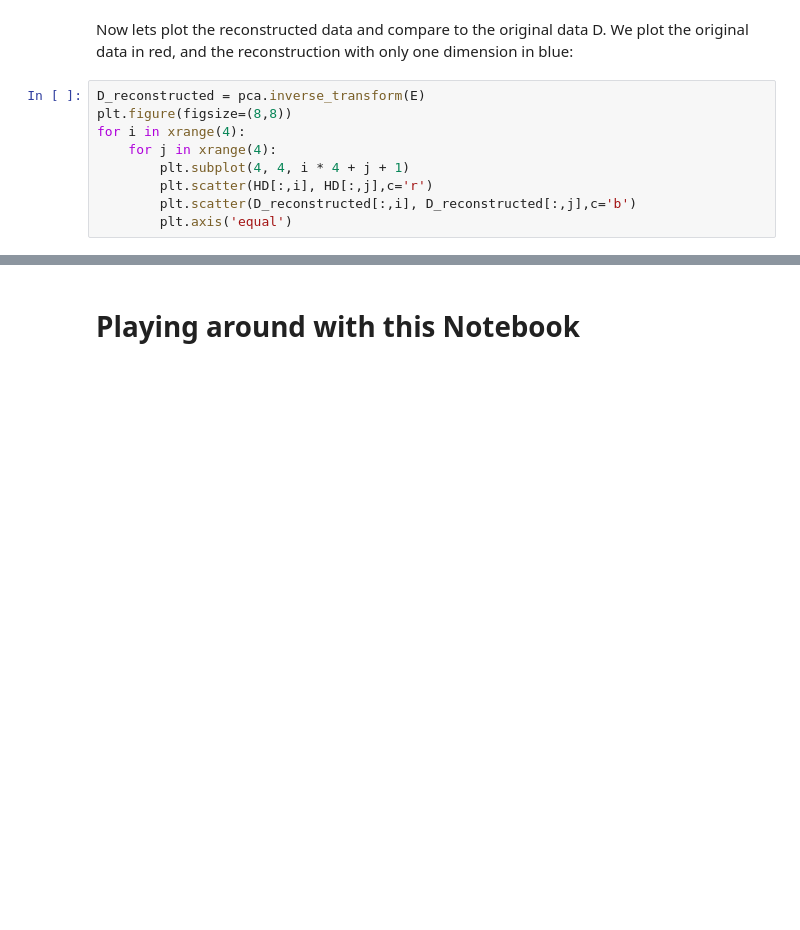
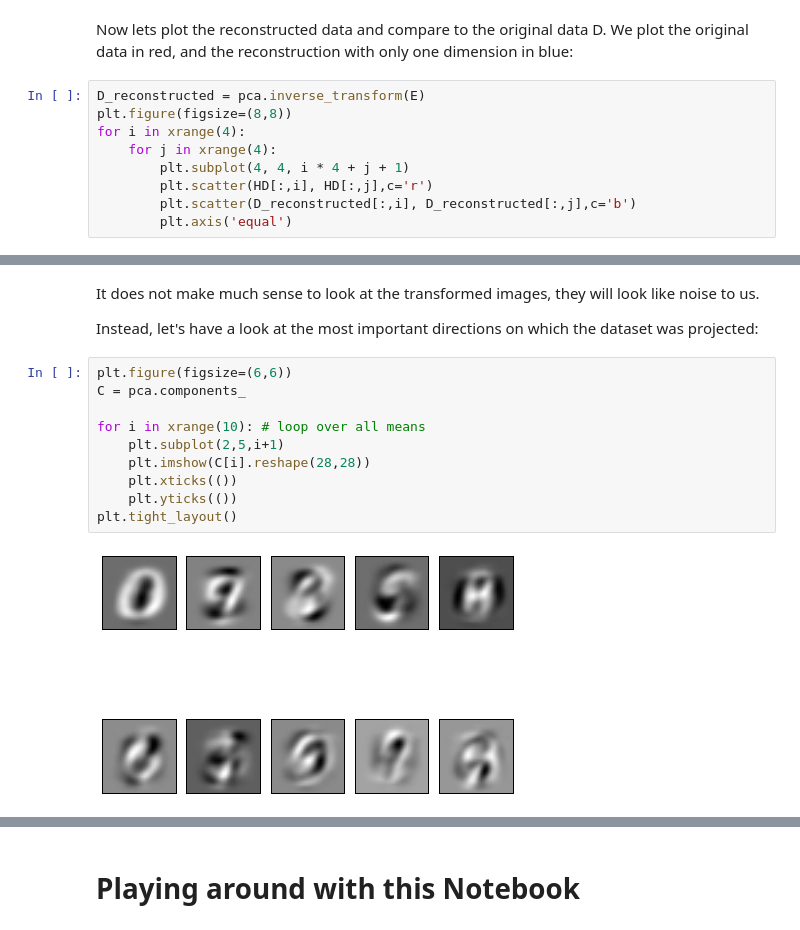
Before and after one commit to temporaer/tutorial_ml_gkbionics, a Jupyter notebook: pca.ipynb, the cells around one changed output, grey strips where cells are left out. Drawn from its saved outputs; the diff is of its cells as text; blank space fills up the shorter version.

```diff
--- a/pca.ipynb
+++ b/pca.ipynb
@@ -124,0 +156,16 @@ for i in xrange(4):
+# %% [markdown]
+It does not make much sense to look at the transformed images, they will look like noise to us.
+
+Instead, let's have a look at the most important directions on which the dataset was projected:
+# %%
+plt.figure(figsize=(6,6))
+C = pca.components_
+
+for i in xrange(10): # loop over all means
+    plt.subplot(2,5,i+1)
+    plt.imshow(C[i].reshape(28,28))
+    plt.xticks(())
+    plt.yticks(())
+plt.tight_layout()
+# %% [output]
+[figure, added]
```
Also changed, not shown: parts of 13 cells of this notebook, 3 other files.
